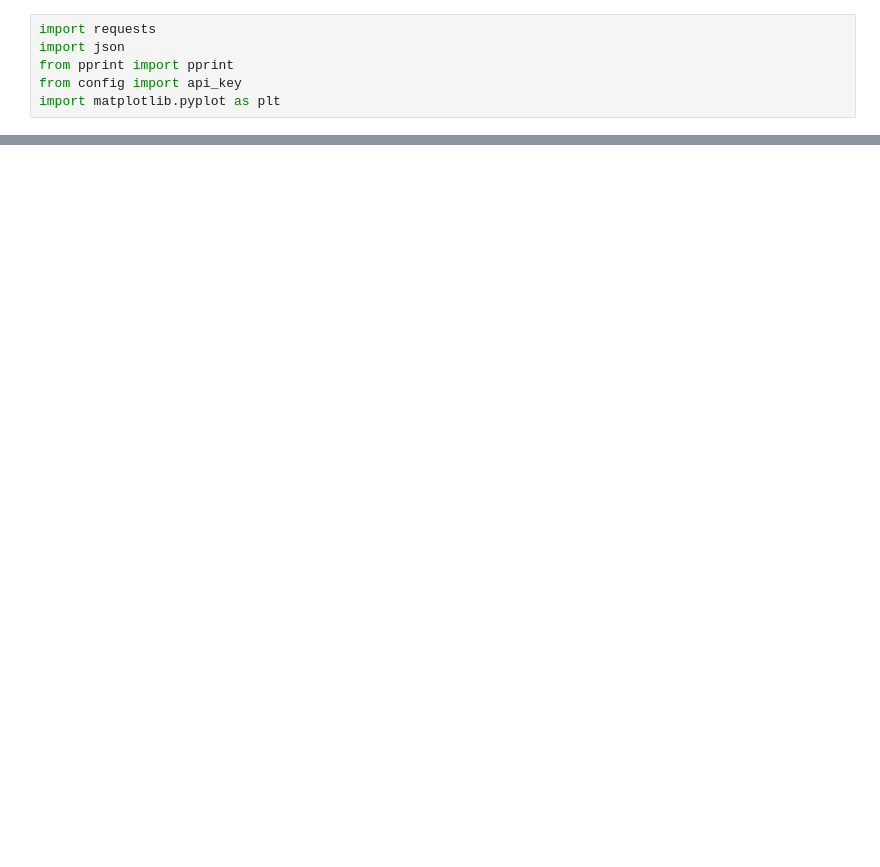
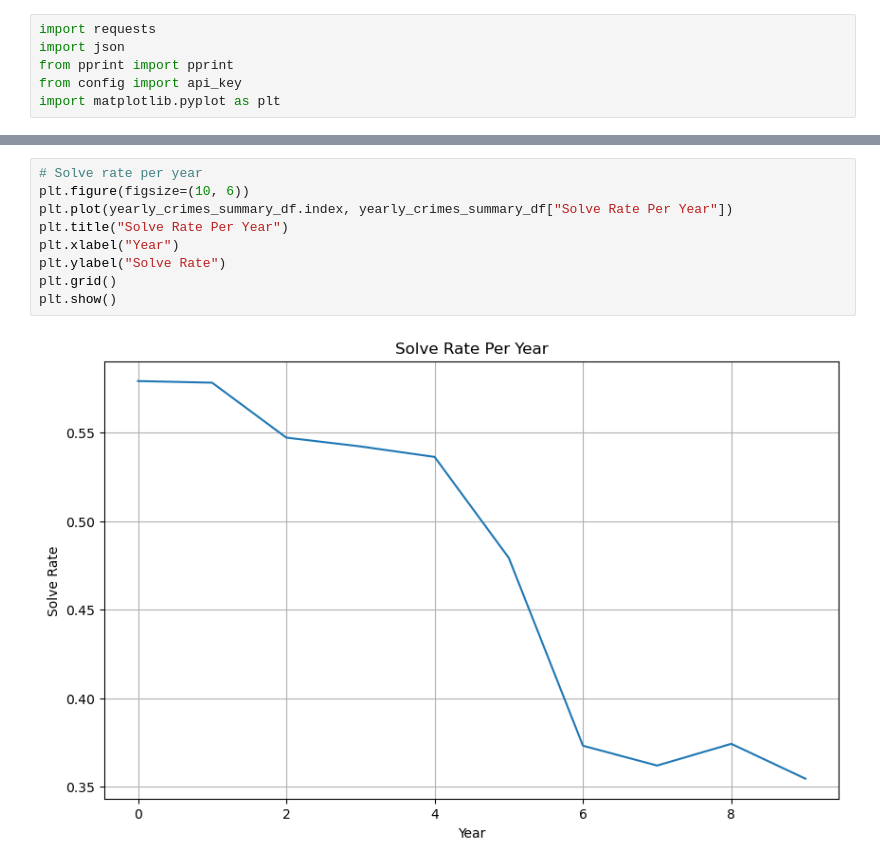
Before and after one commit to brittnwatts/Crime_Data_Project, a Jupyter notebook: visualizations.ipynb, the cells around one changed output, grey strips where cells are left out. Cells and saved outputs as stored; diff of their text form; blank space fills up the shorter version.

```diff
--- a/visualizations.ipynb
+++ b/visualizations.ipynb
@@ -49,0 +66,11 @@ plt.show()
+# %%
+# Solve rate per year
+plt.figure(figsize=(10, 6))
+plt.plot(yearly_crimes_summary_df.index, yearly_crimes_summary_df["Solve Rate Per Year"])
+plt.title("Solve Rate Per Year")
+plt.xlabel("Year")
+plt.ylabel("Solve Rate")
+plt.grid()
+plt.show()
+# %% [output]
+[figure, added]
```
Also changed, not shown: parts of 3 cells of this notebook, 2 other files.
